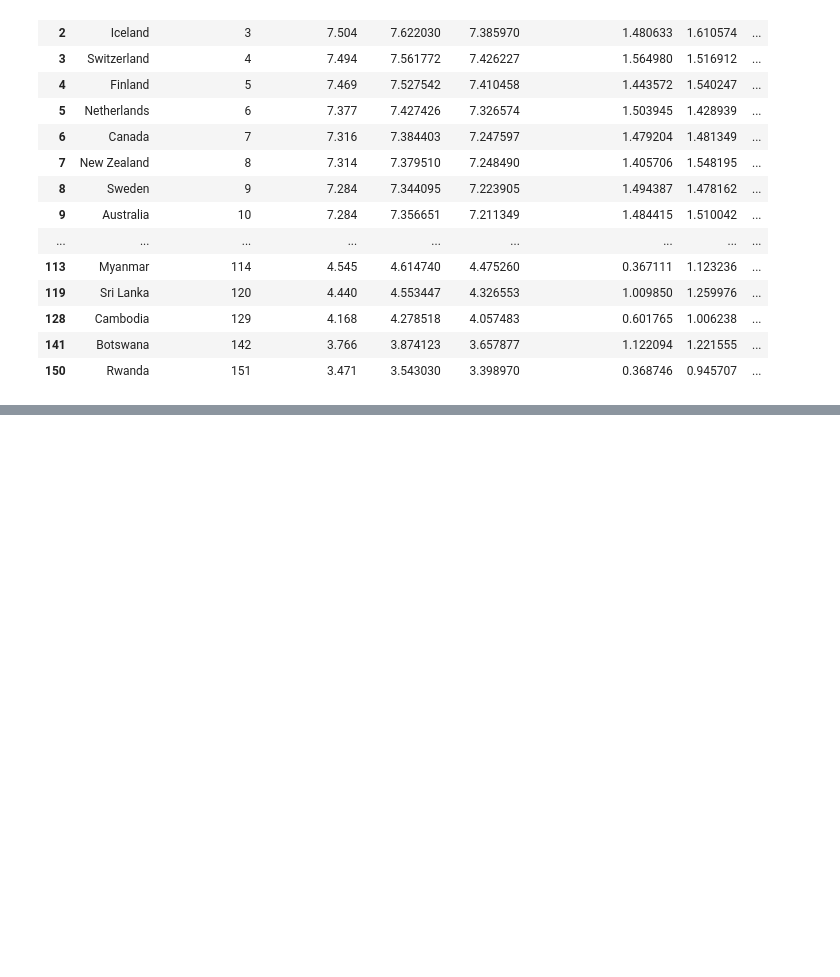
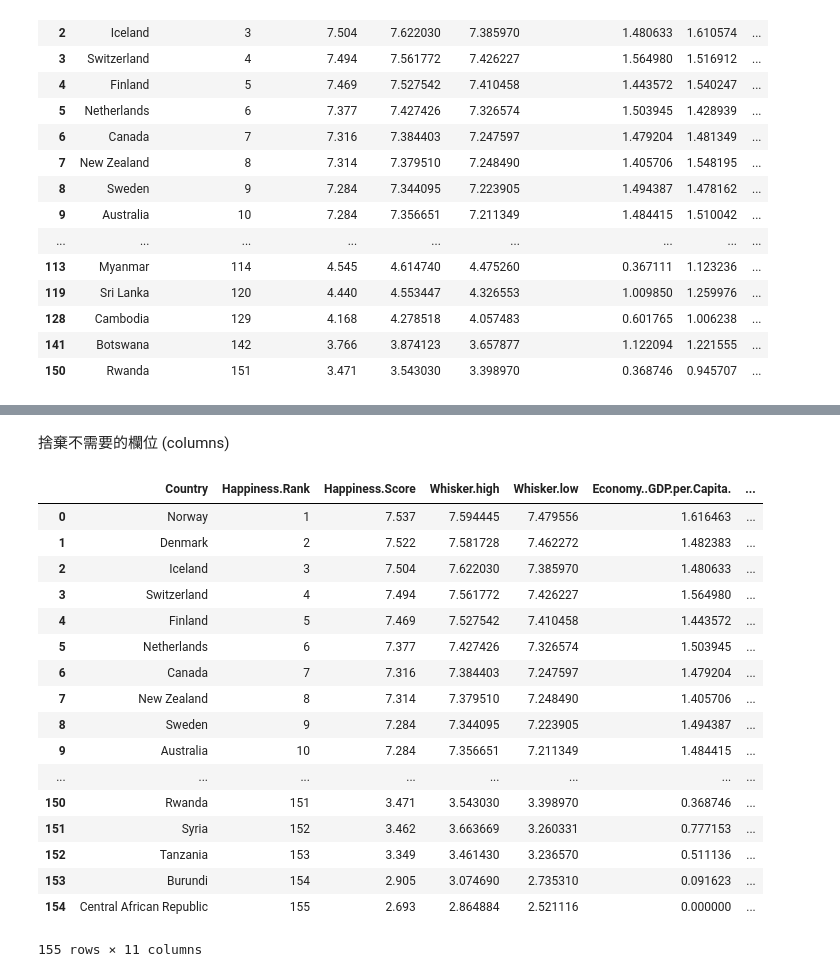
Before and after one commit to kevingo/Learn-Pandas, a Jupyter notebook: learn-pandas.ipynb, the cells around one changed output, grey strips where cells are left out. Drawn from its saved outputs; the diff is of its cells as text; code cells hidden in the pictures; blank space fills up the shorter version.

```diff
--- a/learn-pandas.ipynb
+++ b/learn-pandas.ipynb
@@ -79,0 +99,23 @@ df.query('Freedom > 0.5')
+# %% [markdown]
+捨棄不需要的欄位 (columns)
+# %%
+df.drop('Family', axis=1)
+# %% [output]
+|  | Country | Happiness.Rank | Happiness.Score | Whisker.high | Whisker.low | Economy..GDP.per.Capita. | ... |
+| 0 | Norway | 1 | 7.537 | 7.594445 | 7.479556 | 1.616463 | ... |
+| 1 | Denmark | 2 | 7.522 | 7.581728 | 7.462272 | 1.482383 | ... |
+| 2 | Iceland | 3 | 7.504 | 7.622030 | 7.385970 | 1.480633 | ... |
+| 3 | Switzerland | 4 | 7.494 | 7.561772 | 7.426227 | 1.564980 | ... |
+| 4 | Finland | 5 | 7.469 | 7.527542 | 7.410458 | 1.443572 | ... |
+| 5 | Netherlands | 6 | 7.377 | 7.427426 | 7.326574 | 1.503945 | ... |
+| 6 | Canada | 7 | 7.316 | 7.384403 | 7.247597 | 1.479204 | ... |
+| 7 | New Zealand | 8 | 7.314 | 7.379510 | 7.248490 | 1.405706 | ... |
+| 8 | Sweden | 9 | 7.284 | 7.344095 | 7.223905 | 1.494387 | ... |
+| 9 | Australia | 10 | 7.284 | 7.356651 | 7.211349 | 1.484415 | ... |
+| ... | ... | ... | ... | ... | ... | ... | ... |
+| 150 | Rwanda | 151 | 3.471 | 3.543030 | 3.398970 | 0.368746 | ... |
+| 151 | Syria | 152 | 3.462 | 3.663669 | 3.260331 | 0.777153 | ... |
+| 152 | Tanzania | 153 | 3.349 | 3.461430 | 3.236570 | 0.511136 | ... |
+| 153 | Burundi | 154 | 2.905 | 3.074690 | 2.735310 | 0.091623 | ... |
+| 154 | Central African Republic | 155 | 2.693 | 2.864884 | 2.521116 | 0.000000 | ... |
+155 rows × 11 columns
```
Also changed, not shown: parts of 4 cells of this notebook.
